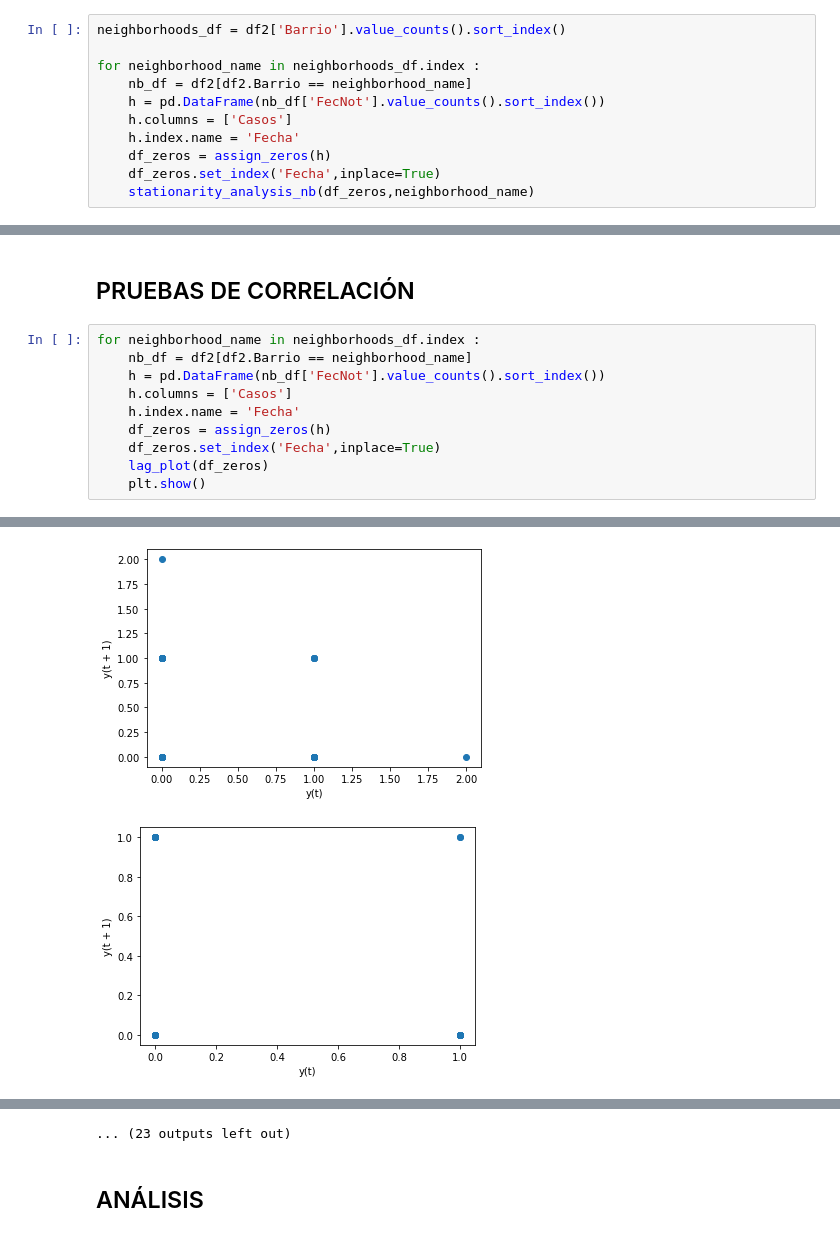
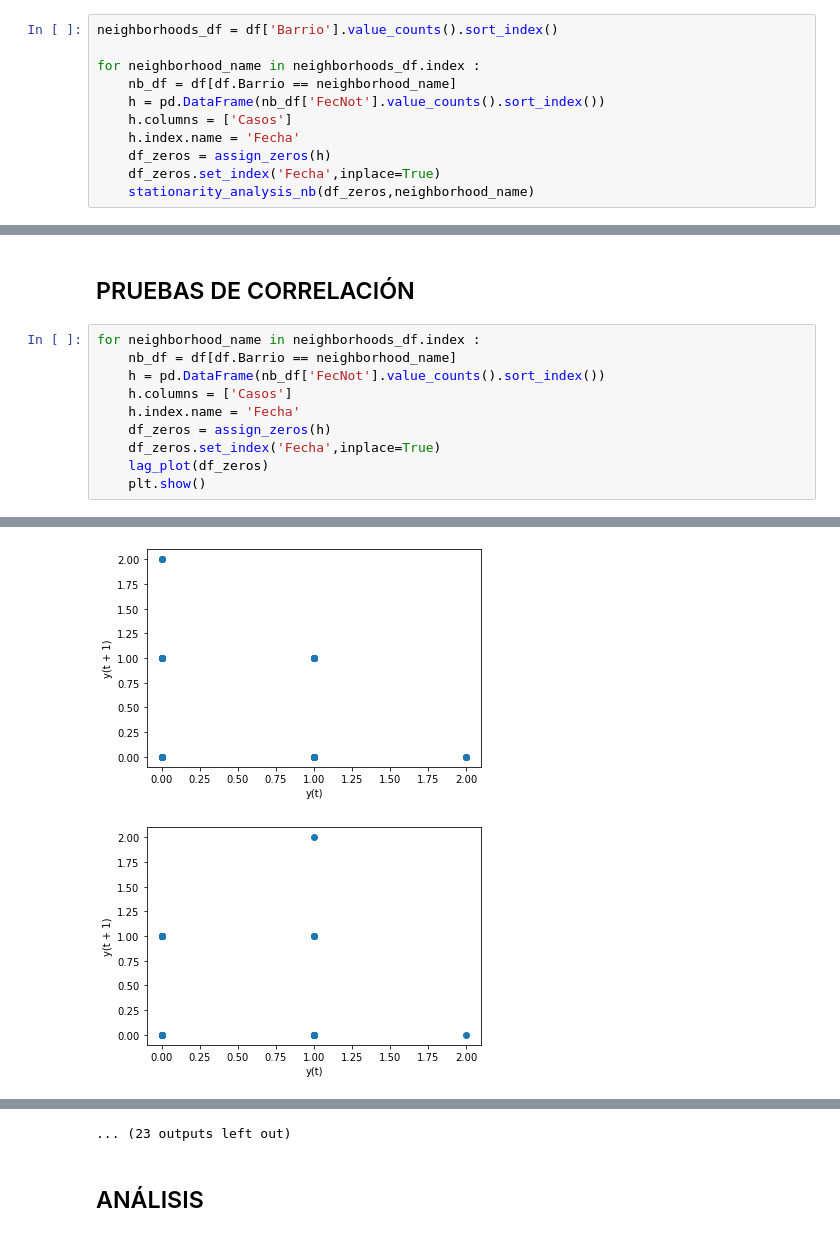
Before and after one commit to JuanImbachi/PDG, a Jupyter notebook: Analysis/data_analytics/data_preparation/Preparación datos Buga.ipynb, the cells around one changed output, grey strips where cells are left out. Cells and saved outputs as stored; diff of their text form.

```diff
--- a/Analysis/data_analytics/data_preparation/Preparación datos Buga.ipynb
+++ b/Analysis/data_analytics/data_preparation/Preparación datos Buga.ipynb
@@ -113,10 +112,10 @@ Se completan los registros (1461) entre los años 2010 y 2018. El día donde no
 
 **Después para cada barrio se hace su respectivo análisis de estacionariedad**
 # %%
-neighborhoods_df = df2['Barrio'].value_counts().sort_index()
+neighborhoods_df = df['Barrio'].value_counts().sort_index()
 
 for neighborhood_name in neighborhoods_df.index :
-    nb_df = df2[df2.Barrio == neighborhood_name]
+    nb_df = df[df.Barrio == neighborhood_name]
     h = pd.DataFrame(nb_df['FecNot'].value_counts().sort_index())
     h.columns = ['Casos']
     h.index.name = 'Fecha'
@@ -225,7 +224,7 @@ Rechazo Ho: La serie de tiempo es estacionaria
 ## PRUEBAS DE CORRELACIÓN
 # %%
 for neighborhood_name in neighborhoods_df.index :
-    nb_df = df2[df2.Barrio == neighborhood_name]
+    nb_df = df[df.Barrio == neighborhood_name]
     h = pd.DataFrame(nb_df['FecNot'].value_counts().sort_index())
     h.columns = ['Casos']
     h.index.name = 'Fecha'
@@ -239,4 +238,4 @@ for neighborhood_name in neighborhoods_df.index :
 [figure]
 [figure]
-[figure, old version]
+[figure, new version]
 [figure]
```
Also changed, not shown: parts of 5 cells of this notebook, 14 other files.
